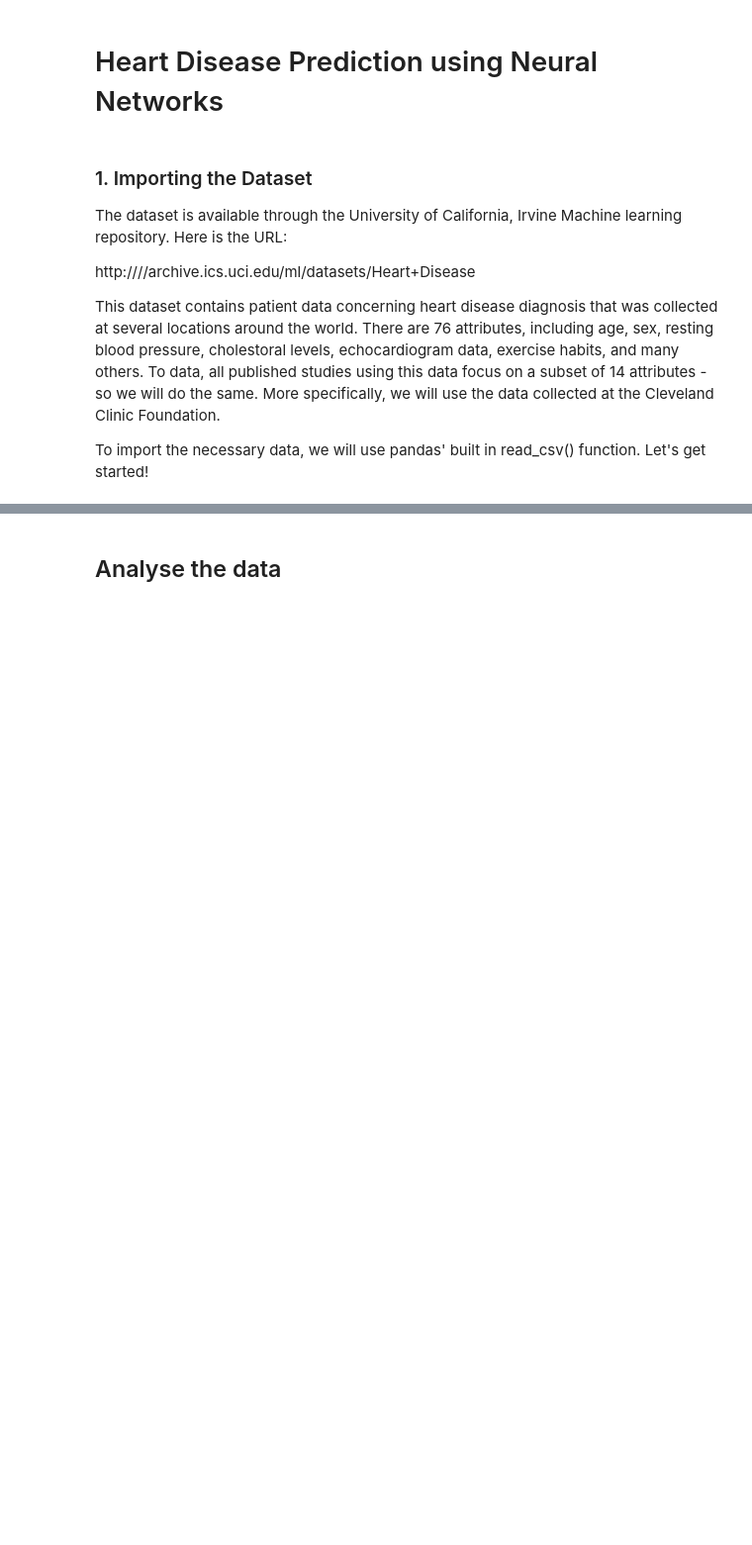
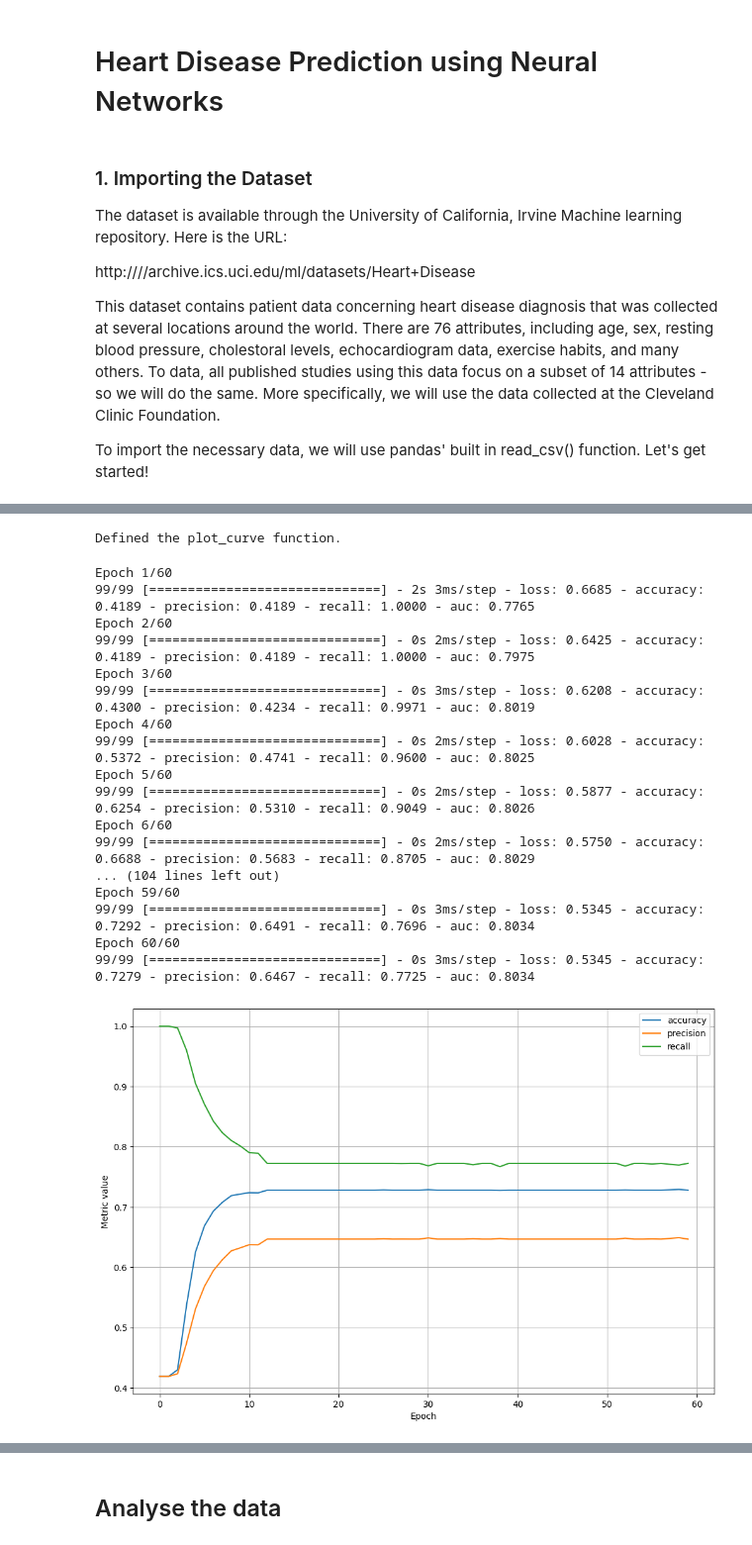
Before and after one commit to Ex-Machin/heart-disability-prediction, a Jupyter notebook: Heart Disease Prediction LSTM.ipynb, the cells around one changed output, grey strips where cells are left out. Shown at 99% size. Saved outputs shown, nothing was run; the diff lists cells and outputs as text; code cells hidden in the pictures; blank space fills up the shorter version.

```diff
--- a/Heart Disease Prediction LSTM.ipynb
+++ b/Heart Disease Prediction LSTM.ipynb
@@ -257,0 +490,73 @@ Y_test = Y[Y.strat_fold == test_fold].diagnostic_superclass
+# %%
+# @title Define the plotting function.
+def plot_experiment_metrics(experiment: Experiment, metrics: list[str]):
+  """Plot a curve of one or more metrics for different epochs."""
+  plt.figure(figsize=(12, 8))
+
+  for metric in metrics:
+    plt.plot(
+        experiment.epochs, experiment.metrics_history[metric], label=metric
+    )
+
+  plt.xlabel("Epoch")
+  plt.ylabel("Metric value")
+  plt.grid()
+  plt.legend()
+
+
+print("Defined the plot_curve function.")
+# %% [output]
+Defined the plot_curve function.
+# %%
+# Let's define our first experiment settings.
+settings = ExperimentSettings(
+    learning_rate=0.001,
+    number_epochs=60,
+    batch_size=100,
+    classification_threshold=0.35,
+    input_features=input_features,
+)
+
+metrics = [
+    keras.metrics.BinaryAccuracy(
+        name='accuracy', threshold=settings.classification_threshold
+    ),
+    keras.metrics.Precision(
+        name='precision', thresholds=settings.classification_threshold
+    ),
+    keras.metrics.Recall(
+        name='recall', thresholds=settings.classification_threshold
+    ),
+    keras.metrics.AUC(num_thresholds=100, name='auc'),
+]
+
+# Establish the model's topography.
+model = create_model(settings, metrics)
+
+# Train the model on the training set.
+experiment = train_model(
+    'baseline', model, train_features, train_labels, settings
+)
+
+# Plot metrics vs. epochs
+plot_experiment_metrics(experiment, ['accuracy', 'precision', 'recall'])
+plot_experiment_metrics(experiment, ['auc'])
+# %% [output]
+Epoch 1/60
+99/99 [==============================] - 2s 3ms/step - loss: 0.6685 - accuracy: 0.4189 - precision: 0.4189 - recall: 1.0000 - auc: 0.7765
+Epoch 2/60
+99/99 [==============================] - 0s 2ms/step - loss: 0.6425 - accuracy: 0.4189 - precision: 0.4189 - recall: 1.0000 - auc: 0.7975
+Epoch 3/60
+99/99 [==============================] - 0s 3ms/step - loss: 0.6208 - accuracy: 0.4300 - precision: 0.4234 - recall: 0.9971 - auc: 0.8019
+Epoch 4/60
+99/99 [==============================] - 0s 2ms/step - loss: 0.6028 - accuracy: 0.5372 - precision: 0.4741 - recall: 0.9600 - auc: 0.8025
+Epoch 5/60
+99/99 [==============================] - 0s 2ms/step - loss: 0.5877 - accuracy: 0.6254 - precision: 0.5310 - recall: 0.9049 - auc: 0.8026
+Epoch 6/60
+99/99 [==============================] - 0s 2ms/step - loss: 0.5750 - accuracy: 0.6688 - precision: 0.5683 - recall: 0.8705 - auc: 0.8029
+... (104 lines left out)
+Epoch 59/60
+99/99 [==============================] - 0s 3ms/step - loss: 0.5345 - accuracy: 0.7292 - precision: 0.6491 - recall: 0.7696 - auc: 0.8034
+Epoch 60/60
+99/99 [==============================] - 0s 3ms/step - loss: 0.5345 - accuracy: 0.7279 - precision: 0.6467 - recall: 0.7725 - auc: 0.8034
+[figure, added]
```
Also changed, not shown: parts of 54 cells of this notebook, 2 other files.
